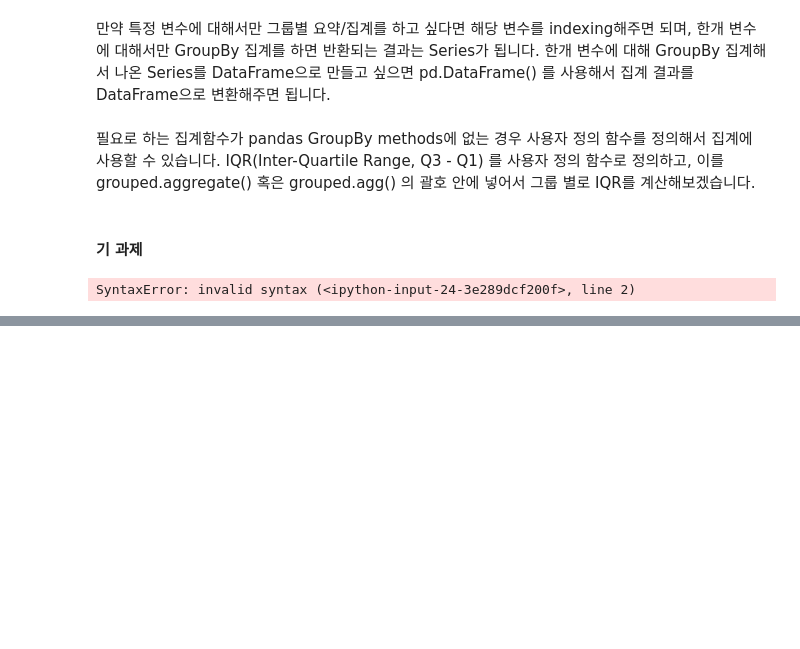
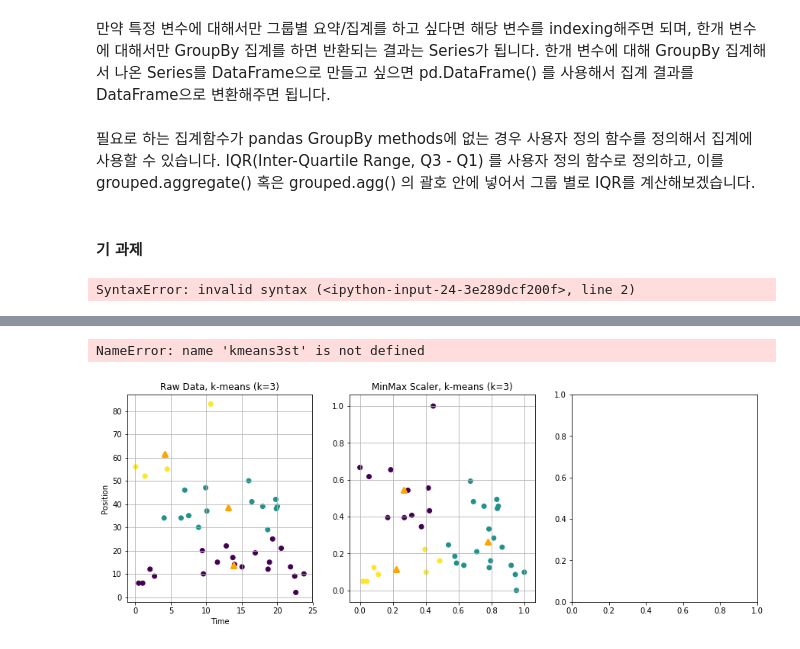
Before and after one commit to mchoimis/-, a Jupyter notebook: test-pandas.ipynb, the cells around one changed output, grey strips where cells are left out. Drawn from its saved outputs; the diff is of its cells as text; code cells hidden in the pictures; blank space fills up the shorter version.

Commit message:
cluster update

```diff
--- a/test-pandas.ipynb
+++ b/test-pandas.ipynb
@@ -600,0 +669,5 @@ plt.scatter(X[:, 0], X[:, 1])
+# %%
+from sklearn.preprocessing import Normalizer
+scaler = Normalizer()
+X1_norm=scaler.fit_transform(X1)
+# X2_norm=scaler.fit_transform(X2)
@@ -600,0 +676,47 @@ plt.scatter(X[:, 0], X[:, 1])
+# %%
+kmeans3 = KMeans(n_clusters=3)
+kmeans3.fit(X1)
+assignments3 = kmeans3.labels_
+
+plt.figure(figsize=(20, 5))
+plt.subplot(1, 4, 1)
+plt.scatter(X1[:, 0], X1[:, 1], c=kmeans3.labels_)
+plt.scatter(kmeans3.cluster_centers_[:, 0], kmeans3.cluster_centers_[:, 1], marker='^', linewidth=3, c='orange')
+plt.xlabel("Time"); plt.ylabel("Position")
+plt.grid()
+plt.title("Raw Data, k-means (k=3)")
+
+kmeans3mm = KMeans(n_clusters=3)
+kmeans3mm.fit(X1_mm)
+assignments3mm = kmeans3mm.labels_
+
+plt.subplot(1, 4, 2)
+plt.scatter(X1_mm[:, 0], X1_mm[:, 1], c=kmeans3mm.labels_)
+plt.scatter(kmeans3mm.cluster_centers_[:, 0], kmeans3mm.cluster_centers_[:, 1], marker='^', linewidth=3, c='orange')
+plt.grid()
+plt.title("MinMax Scaler, k-means (k=3)")
+
+kmeans3norm = KMeans(n_clusters=3)
+kmeans3norm.fit(X1_norm)
+assignments3norm = kmeans3norm.labels_
+
+plt.subplot(1, 4, 3)
+plt.scatter(X1_st[:, 0], X1_st[:, 1], c=kmeans3st.labels_)
+plt.scatter(kmeans3st.cluster_centers_[:, 0], kmeans3st.cluster_centers_[:, 1], marker='^', linewidth=3, c='orange')
+plt.grid()
+plt.title("Standard Scaler, k-means (k=3)")
+
+kmeans3st = KMeans(n_clusters=3)
+kmeans3st.fit(X1_st)
+assignments3st = kmeans3st.labels_
+
+plt.subplot(1, 4, 4)
+plt.scatter(X1_norm[:, 0], X1_norm[:, 1], c=kmeans3norm.labels_)
+plt.scatter(kmeans3norm.cluster_centers_[:, 0], kmeans3norm.cluster_centers_[:, 1], marker='^', linewidth=3, c='orange')
+plt.grid()
+plt.title("Normalizer, k-means (k=3)")
+
+plt.show()
+# %% [output]
+NameError: name 'kmeans3st' is not defined
+[figure, added]
```
Also changed, not shown: parts of 19 cells of this notebook.
